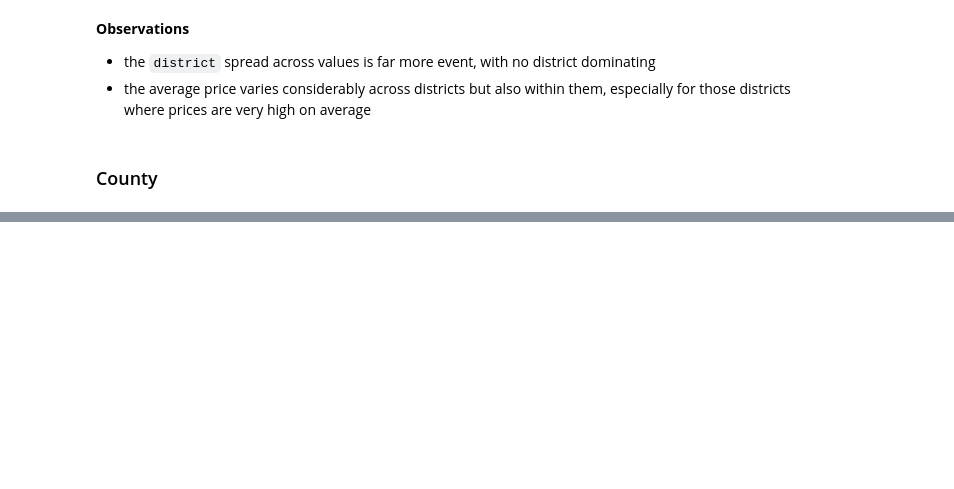
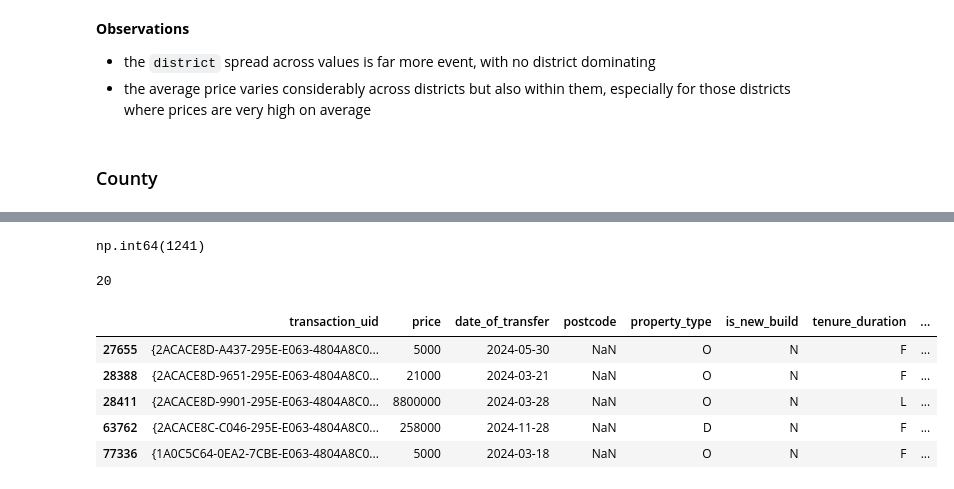
Before and after one commit to alibstill/housing, a Jupyter notebook: 00_analysis/00_price_paid.ipynb, the cells around one changed output, grey strips where cells are left out. Drawn from its saved outputs; the diff is of its cells as text; code cells hidden in the pictures; blank space fills up the shorter version.

Commit message:
[dezc-housing] - finish initial analysis of price paid dataset

```diff
--- a/00_analysis/00_price_paid.ipynb
+++ b/00_analysis/00_price_paid.ipynb
@@ -762,0 +794,17 @@ df_price_by_county.tail()
+# %%
+df["street"].isna().sum()
+# %% [output]
+np.int64(1241)
+# %%
+len(df[(df["street"].isna()) & (df["postcode"].isna())])
+# %% [output]
+20
+# %%
+df[(df["street"].isna()) & (df["postcode"].isna())].tail()
+# %% [output]
+|  | transaction_uid | price | date_of_transfer | postcode | property_type | is_new_build | tenure_duration | ... |
+| 27655 | {2ACACE8D-A437-295E-E063-4804A8C0... | 5000 | 2024-05-30 | NaN | O | N | F | ... |
+| 28388 | {2ACACE8D-9651-295E-E063-4804A8C0... | 21000 | 2024-03-21 | NaN | O | N | F | ... |
+| 28411 | {2ACACE8D-9901-295E-E063-4804A8C0... | 8800000 | 2024-03-28 | NaN | O | N | L | ... |
+| 63762 | {2ACACE8C-C046-295E-E063-4804A8C0... | 258000 | 2024-11-28 | NaN | D | N | F | ... |
+| 77336 | {1A0C5C64-0EA2-7CBE-E063-4804A8C0... | 5000 | 2024-03-18 | NaN | O | N | F | ... |
```
Also changed, not shown: parts of 36 cells of this notebook.
